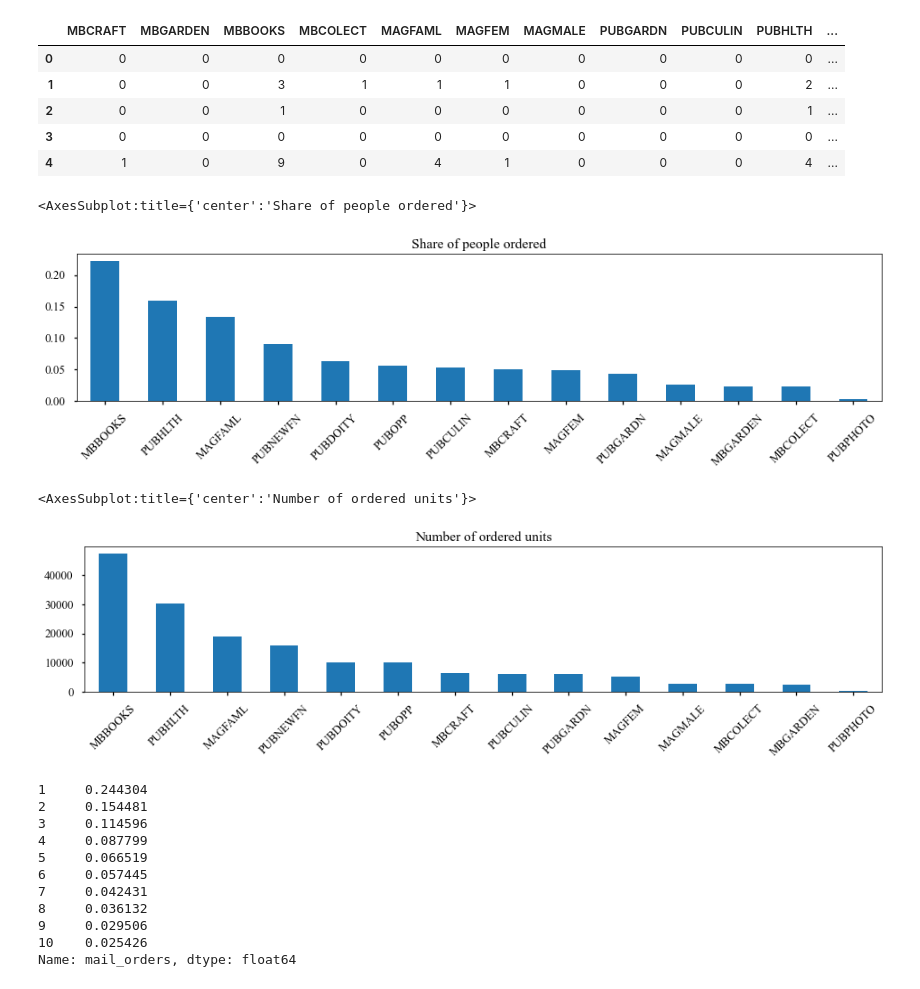
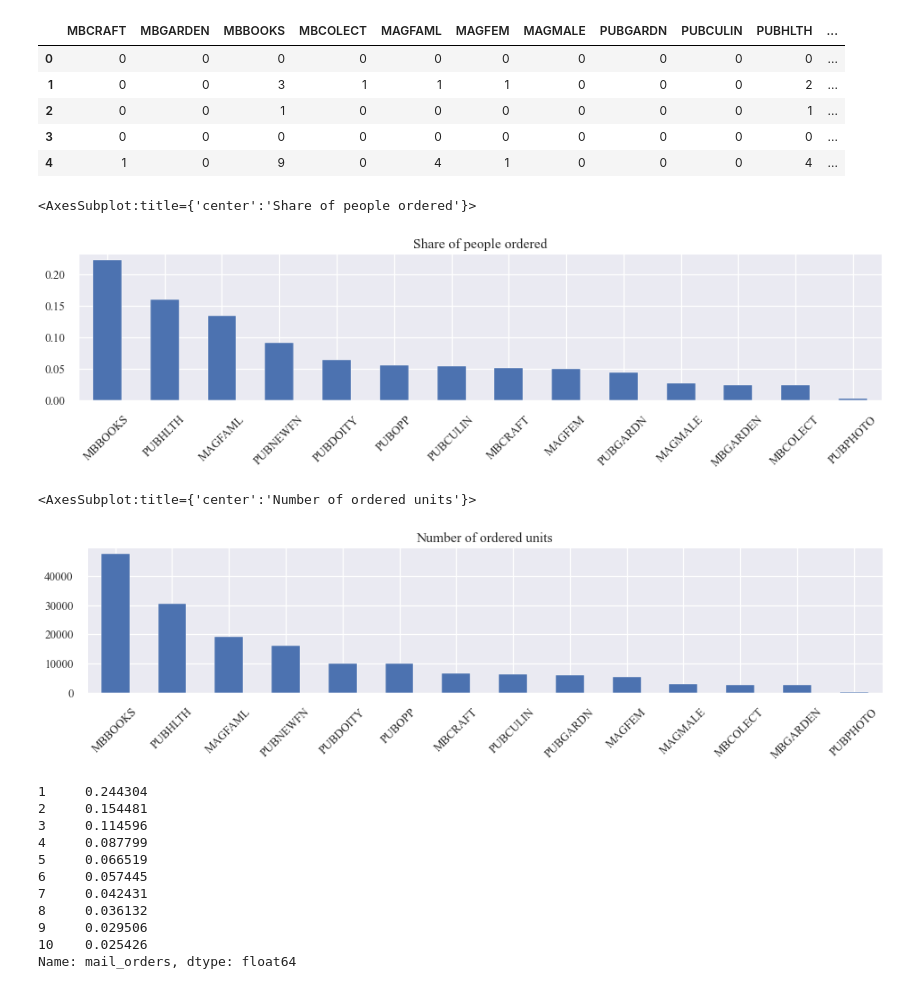
Before and after one commit to marija-grj/GroupAF_DM_Project, a Jupyter notebook: GroupAF_DM202021_Project.ipynb, the cells around one changed output. Saved outputs shown, nothing was run; the diff lists cells and outputs as text; code cells hidden in the pictures.

```diff
--- a/GroupAF_DM202021_Project.ipynb
+++ b/GroupAF_DM202021_Project.ipynb
@@ -23,9 +23,7 @@ import matplotlib
 # Change settings to display all columns
 pd.options.display.max_columns = None
 
-# Create color map
-cm = sns.light_palette("green", as_cmap=True)
-
+sns.set()
 matplotlib.rcParams['font.serif'] = "Times New Roman"
 matplotlib.rcParams['font.family'] = "serif"
 plt.style.use('seaborn-talk')
@@ -302,15 +300,17 @@ data[mail_order].head()
 | 3 | 0 | 0 | 0 | 0 | 0 | 0 | 0 | 0 | 0 | 0 | ... |
 | 4 | 1 | 0 | 9 | 0 | 4 | 1 | 0 | 0 | 0 | 4 | ... |
 # %%
-(data[mail_order] > 0).mean().sort_values(ascending=False).plot(kind='bar', figsize=(16,3), rot=45, title="Share of people ordered")
+(data[mail_order] > 0).mean().sort_values(ascending=False).plot(kind='bar', figsize=(16,3), rot=45,
+                                                                title="Share of people ordered")
 # %% [output]
 <AxesSubplot:title={'center':'Share of people ordered'}>
-[figure, old version]
+[figure, new version]
 # %%
-data[mail_order].sum().sort_values(ascending=False).plot(kind='bar', figsize=(16,3), rot=45, title="Number of ordered units")
+data[mail_order].sum().sort_values(ascending=False).plot(kind='bar', figsize=(16,3), rot=45,
+                                                         title="Number of ordered units")
 # %% [output]
 <AxesSubplot:title={'center':'Number of ordered units'}>
-[figure, old version]
+[figure, new version]
 # %%
 data.loc[:,"mail_orders"] = data[mail_order].sum(axis=1)
 data[data.mail_orders>0].mail_orders.value_counts(normalize=True).head(10)
```
Also changed, not shown: parts of 16 cells of this notebook.
